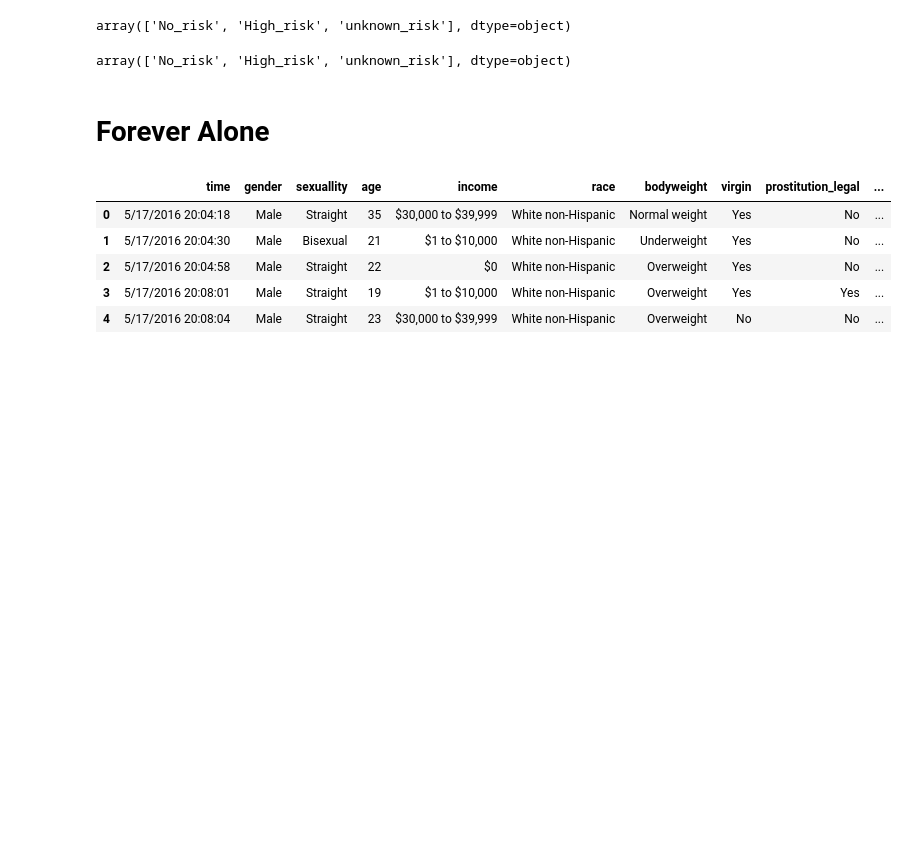
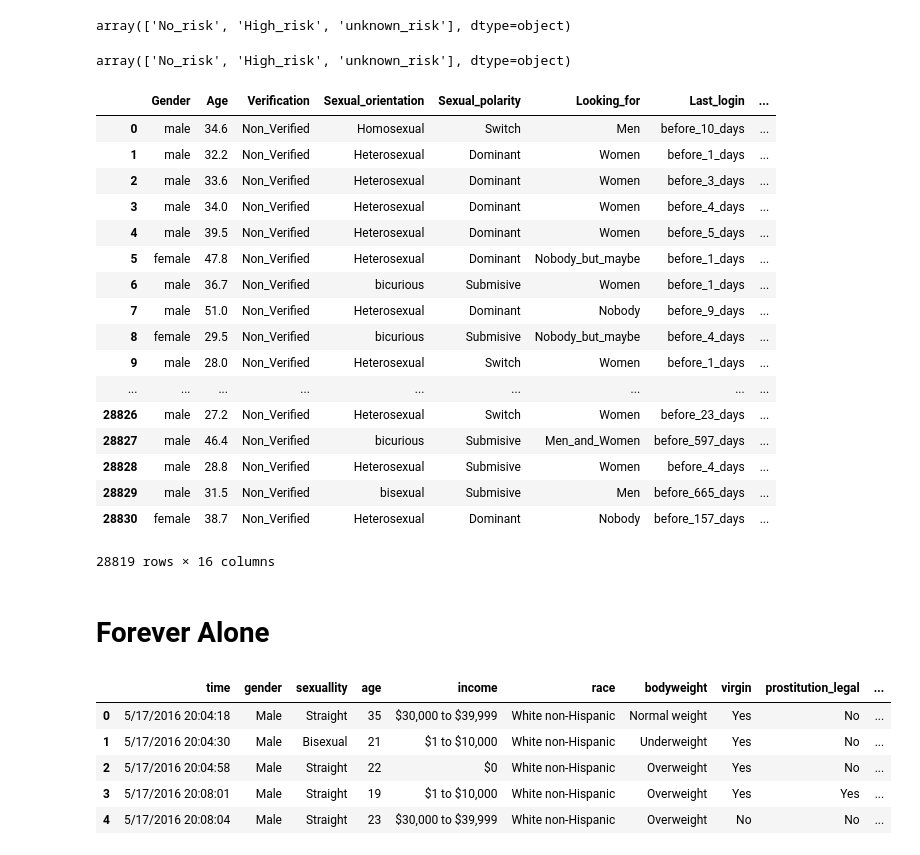
Before and after one commit to crushdig/Data-Science-In-Practice-Project, a Jupyter notebook: LB_project/notebooks/prep/200_prep_datasets.ipynb, the cells around one changed output. Cells and saved outputs as stored; diff of their text form; code cells hidden in the pictures; blank space fills up the shorter version.

```diff
--- a/LB_project/notebooks/prep/200_prep_datasets.ipynb
+++ b/LB_project/notebooks/prep/200_prep_datasets.ipynb
@@ -21,7 +21,7 @@ sexWork_df.head()
 # %% [markdown]
 ## Removal of unnecessary columns
 # %%
-cols_Of_Interest = [0, 1, 4, 9, 14]
+cols_Of_Interest = [0, 3, 8, 13]
 sexWork_df.drop(sexWork_df.columns[cols_Of_Interest], axis=1, inplace=True)
 sexWork_df.head()
 # %% [output]
@@ -455,6 +457,27 @@ array(['No_risk', 'High_risk', 'unknown_risk'], dtype=object)
 # %%
 #index=False to get rid of Unnamed: 0 column in new csv
 sexWork_df.to_csv('../../data/raw/prepped_online_sex_work.csv', encoding='utf-8', index=False)
+# %%
+sexWork_df
+# %% [output]
+|  | Gender | Age | Verification | Sexual_orientation | Sexual_polarity | Looking_for | Last_login | ... |
+| 0 | male | 34.6 | Non_Verified | Homosexual | Switch | Men | before_10_days | ... |
+| 1 | male | 32.2 | Non_Verified | Heterosexual | Dominant | Women | before_1_days | ... |
+| 2 | male | 33.6 | Non_Verified | Heterosexual | Dominant | Women | before_3_days | ... |
+| 3 | male | 34.0 | Non_Verified | Heterosexual | Dominant | Women | before_4_days | ... |
+| 4 | male | 39.5 | Non_Verified | Heterosexual | Dominant | Women | before_5_days | ... |
+| 5 | female | 47.8 | Non_Verified | Heterosexual | Dominant | Nobody_but_maybe | before_1_days | ... |
+| 6 | male | 36.7 | Non_Verified | bicurious | Submisive | Women | before_1_days | ... |
+| 7 | male | 51.0 | Non_Verified | Heterosexual | Dominant | Nobody | before_9_days | ... |
+| 8 | female | 29.5 | Non_Verified | bicurious | Submisive | Nobody_but_maybe | before_4_days | ... |
+| 9 | male | 28.0 | Non_Verified | Heterosexual | Switch | Women | before_1_days | ... |
+| ... | ... | ... | ... | ... | ... | ... | ... | ... |
+| 28826 | male | 27.2 | Non_Verified | Heterosexual | Switch | Women | before_23_days | ... |
+| 28827 | male | 46.4 | Non_Verified | bicurious | Submisive | Men_and_Women | before_597_days | ... |
+| 28828 | male | 28.8 | Non_Verified | Heterosexual | Submisive | Women | before_4_days | ... |
+| 28829 | male | 31.5 | Non_Verified | bisexual | Submisive | Men | before_665_days | ... |
+| 28830 | female | 38.7 | Non_Verified | Heterosexual | Dominant | Nobody | before_157_days | ... |
+28819 rows × 16 columns
 # %% [markdown]
 # Forever Alone
 # %%
```
Also changed, not shown: parts of 16 cells of this notebook, 3 other files.
